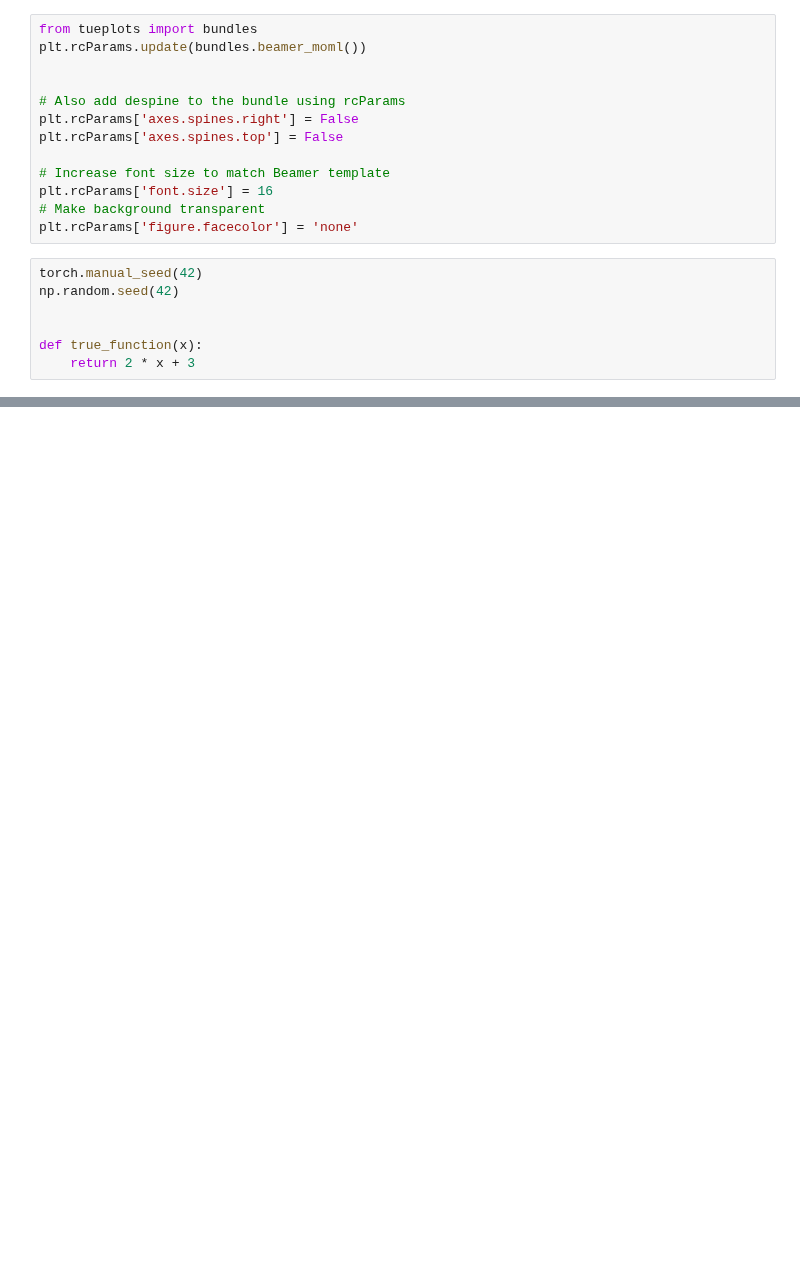
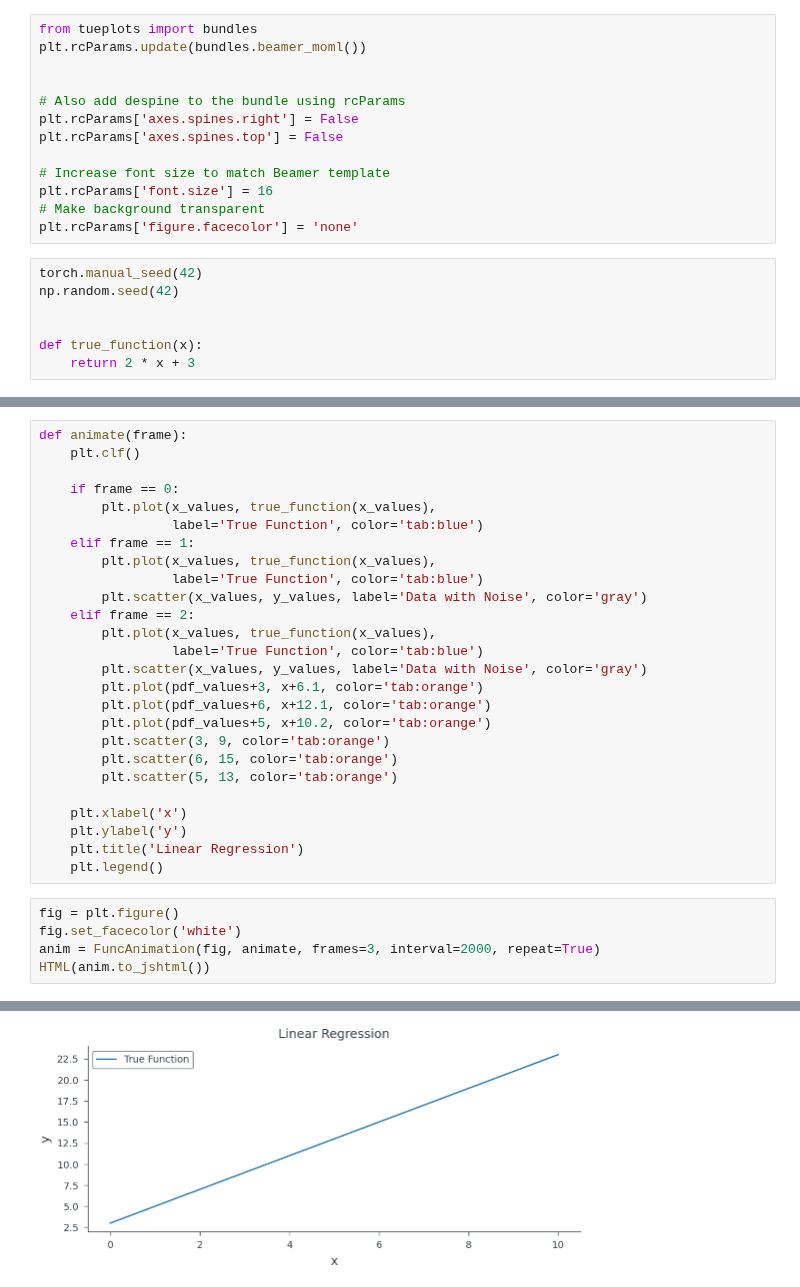
Before and after one commit to nipunbatra/pml-teaching, a Jupyter notebook: notebooks/normal_likelihood_lin_reg.ipynb, the cells around one changed output, grey strips where cells are left out. Saved outputs shown, nothing was run; the diff lists cells and outputs as text; blank space fills up the shorter version.

```diff
--- a/notebooks/normal_likelihood_lin_reg.ipynb
+++ b/notebooks/normal_likelihood_lin_reg.ipynb
@@ -77,0 +81,32 @@ findfont: Generic family 'sans-serif' not found because none of the following fa
+# %%
+def animate(frame):
+    plt.clf()
+
+    if frame == 0:
+        plt.plot(x_values, true_function(x_values),
+                 label='True Function', color='tab:blue')
+    elif frame == 1:
+        plt.plot(x_values, true_function(x_values),
+                 label='True Function', color='tab:blue')
+        plt.scatter(x_values, y_values, label='Data with Noise', color='gray')
+    elif frame == 2:
+        plt.plot(x_values, true_function(x_values),
+                 label='True Function', color='tab:blue')
+        plt.scatter(x_values, y_values, label='Data with Noise', color='gray')
+        plt.plot(pdf_values+3, x+6.1, color='tab:orange')
+        plt.plot(pdf_values+6, x+12.1, color='tab:orange')
+        plt.plot(pdf_values+5, x+10.2, color='tab:orange')
+        plt.scatter(3, 9, color='tab:orange')
+        plt.scatter(6, 15, color='tab:orange')
+        plt.scatter(5, 13, color='tab:orange')
+
+    plt.xlabel('x')
+    plt.ylabel('y')
+    plt.title('Linear Regression')
+    plt.legend()
+# %%
+fig = plt.figure()
+fig.set_facecolor('white')
+anim = FuncAnimation(fig, animate, frames=3, interval=2000, repeat=True)
+HTML(anim.to_jshtml())
+# %% [output]
@@ -77,0 +148 @@ findfont: Generic family 'sans-serif' not found because none of the following fa
+[figure, added]
```
Also changed, not shown: parts of 3 cells of this notebook, 6 other files.
